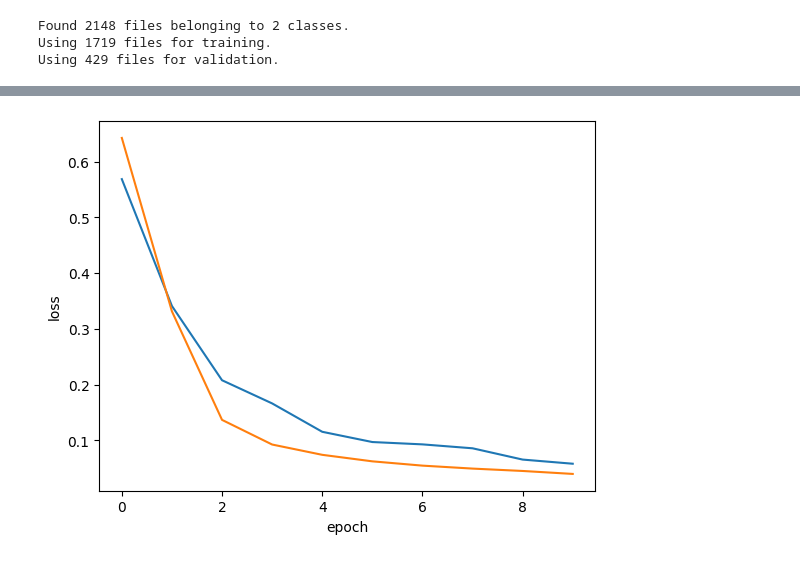
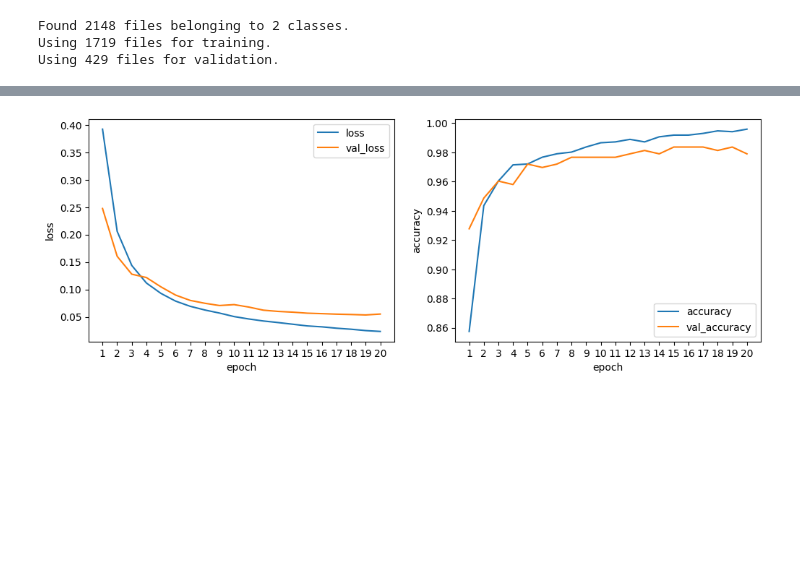
Before and after one commit to rickiepark/hm-dl, a Jupyter notebook: 02-2.ipynb, the cells around one changed output, grey strips where cells are left out. Saved outputs shown, nothing was run; the diff lists cells and outputs as text; code cells hidden in the pictures; blank space fills up the shorter version.

```diff
--- a/02-2.ipynb
+++ b/02-2.ipynb
@@ -419,5 +463,14 @@ model = keras.Model(inputs, outputs)
+# %%
+kaggle_efficientb0_base = hub.KerasLayer('https://www.kaggle.com/models/tensorflow/efficientnet/frameworks/TensorFlow2/variations/b0-feature-vector/versions/1')
+
+inputs = keras.Input(shape=(224, 224, 3))
+x = layers.Rescaling(1.0 / 255.0)(inputs)
+x = kaggle_efficientb0_base(x)
+x = layers.Dense(128, activation='relu')(x)
+outputs = layers.Dense(1, activation='sigmoid')(x)
+model = keras.Model(inputs, outputs)
 # %%
-rmsprop = keras.optimizers.RMSprop(learning_rate=1e-5)
-model.compile(optimizer=rmsprop, loss="binary_crossentropy", metrics=["accuracy"])
-history = model.fit(train_ds, epochs=10, validation_data=val_ds)
+rmsprop = keras.optimizers.RMSprop(learning_rate=1e-4)
+model.compile(optimizer=rmsprop, loss='binary_crossentropy', metrics=['accuracy'])
+hist = model.fit(train_ds, epochs=20, validation_data=val_ds)
 # %% [output]
@@ -444,10 +494,19 @@ Epoch 10/10
 # %%
 import matplotlib.pyplot as plt
 
-plt.plot(history.history['loss'])
-plt.plot(history.history['val_loss'])
-plt.xlabel('epoch')
-plt.ylabel('loss')
+fig, axs = plt.subplots(1, 2, figsize=(12, 4))
+axs[0].plot(range(1, 21), hist.history['loss'], label='loss')
+axs[0].plot(range(1, 21), hist.history['val_loss'], label='val_loss')
+axs[0].set_xticks(range(1, 21))
+axs[0].set_xlabel('epoch')
+axs[0].set_ylabel('loss')
+axs[0].legend()
+axs[1].plot(range(1, 21), hist.history['accuracy'], label='accuracy')
+axs[1].plot(range(1, 21), hist.history['val_accuracy'], label='val_accuracy')
+axs[1].set_xticks(range(1, 21))
+axs[1].set_xlabel('epoch')
+axs[1].set_ylabel('accuracy')
+axs[1].legend()
 plt.show()
 # %% [output]
-[figure, old version]
+[figure, new version]
```
Also changed, not shown: parts of 11 cells of this notebook.
